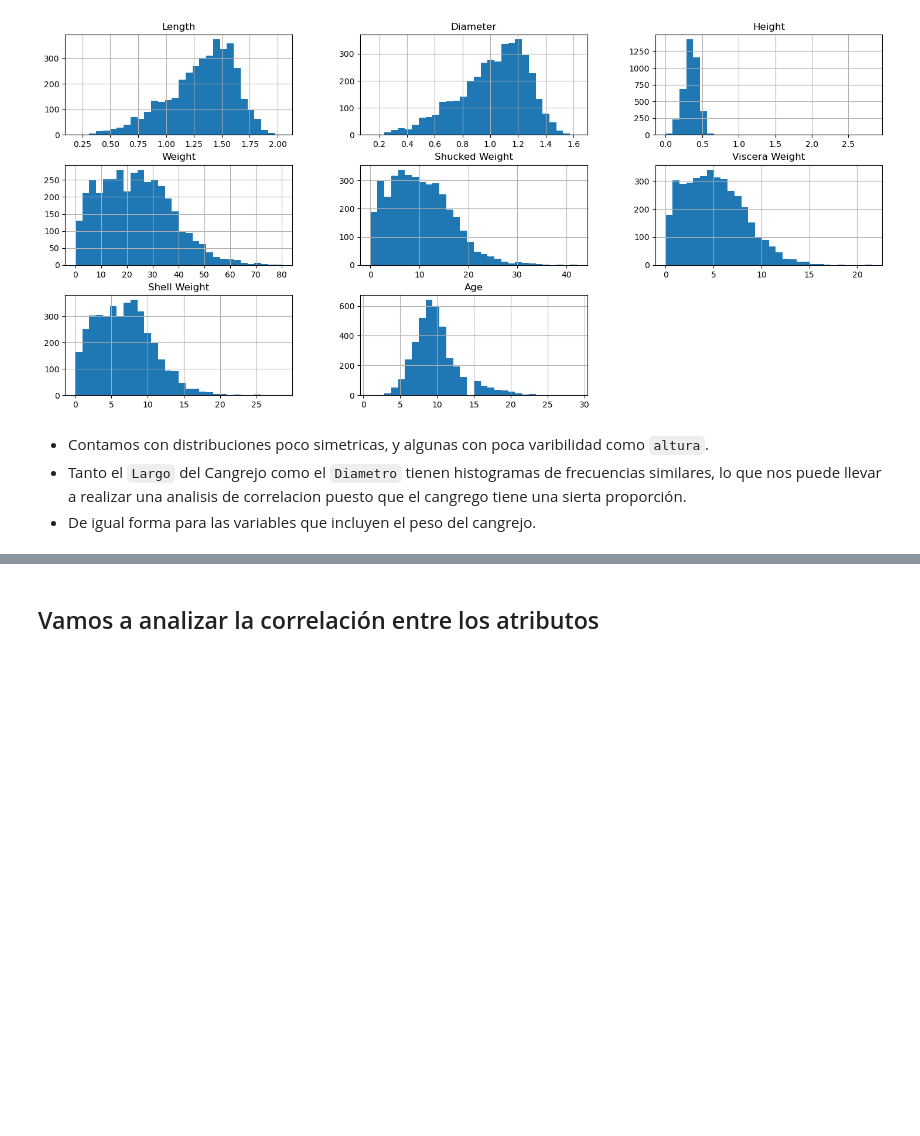
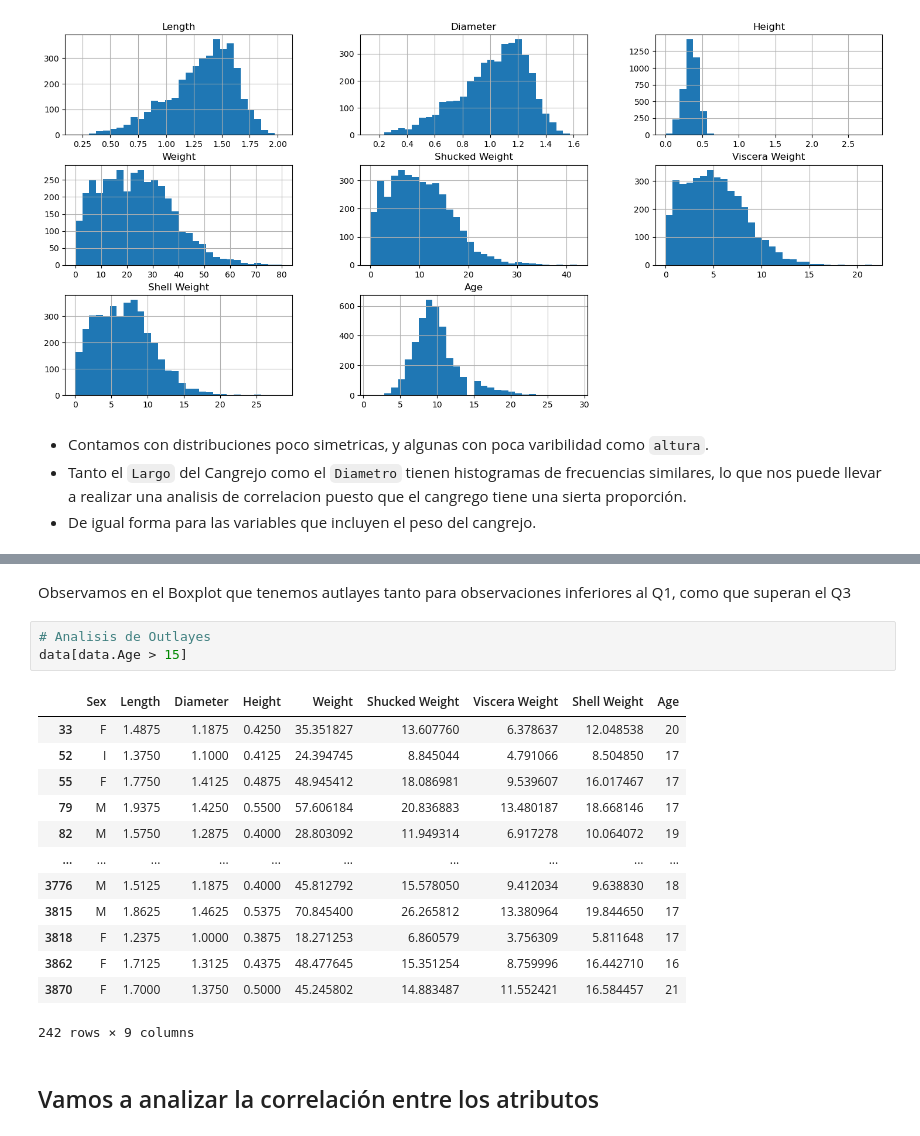
Before and after one commit to MathUPTC/CrabAge, a Jupyter notebook: Notebooks/eda_data.ipynb, the cells around one changed output, grey strips where cells are left out. Saved outputs shown, nothing was run; the diff lists cells and outputs as text; blank space fills up the shorter version.

Commit message:
analisis de outlayes

```diff
--- a/Notebooks/eda_data.ipynb
+++ b/Notebooks/eda_data.ipynb
@@ -166,3 +183,22 @@ plt.show()
+# %% [markdown]
+Observamos en el Boxplot que tenemos autlayes tanto para observaciones inferiores al Q1, como que superan el Q3
+# %%
+# Analisis de Outlayes
+data[data.Age > 15]
+# %% [output]
+|  | Sex | Length | Diameter | Height | Weight | Shucked Weight | Viscera Weight | Shell Weight | Age |
+| 33 | F | 1.4875 | 1.1875 | 0.4250 | 35.351827 | 13.607760 | 6.378637 | 12.048538 | 20 |
+| 52 | I | 1.3750 | 1.1000 | 0.4125 | 24.394745 | 8.845044 | 4.791066 | 8.504850 | 17 |
+| 55 | F | 1.7750 | 1.4125 | 0.4875 | 48.945412 | 18.086981 | 9.539607 | 16.017467 | 17 |
+| 79 | M | 1.9375 | 1.4250 | 0.5500 | 57.606184 | 20.836883 | 13.480187 | 18.668146 | 17 |
+| 82 | M | 1.5750 | 1.2875 | 0.4000 | 28.803092 | 11.949314 | 6.917278 | 10.064072 | 19 |
+| ... | ... | ... | ... | ... | ... | ... | ... | ... | ... |
+| 3776 | M | 1.5125 | 1.1875 | 0.4000 | 45.812792 | 15.578050 | 9.412034 | 9.638830 | 18 |
+| 3815 | M | 1.8625 | 1.4625 | 0.5375 | 70.845400 | 26.265812 | 13.380964 | 19.844650 | 17 |
+| 3818 | F | 1.2375 | 1.0000 | 0.3875 | 18.271253 | 6.860579 | 3.756309 | 5.811648 | 17 |
+| 3862 | F | 1.7125 | 1.3125 | 0.4375 | 48.477645 | 15.351254 | 8.759996 | 16.442710 | 16 |
+| 3870 | F | 1.7000 | 1.3750 | 0.5000 | 45.245802 | 14.883487 | 11.552421 | 16.584457 | 21 |
+242 rows × 9 columns
 # %% [markdown]
 ## Vamos a analizar la correlación entre los atributos
 # %%
```
Also changed, not shown: parts of 3 cells of this notebook.
